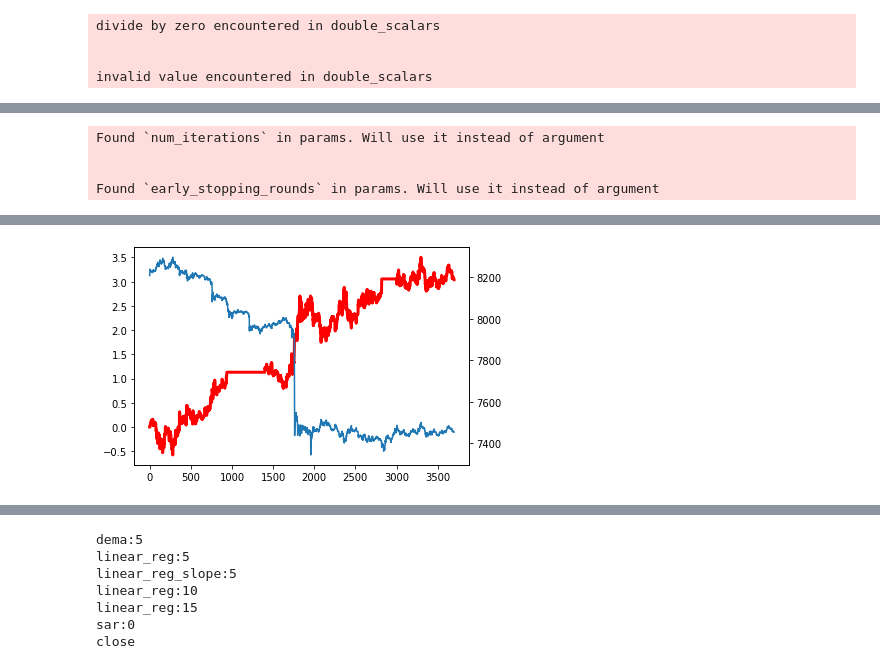
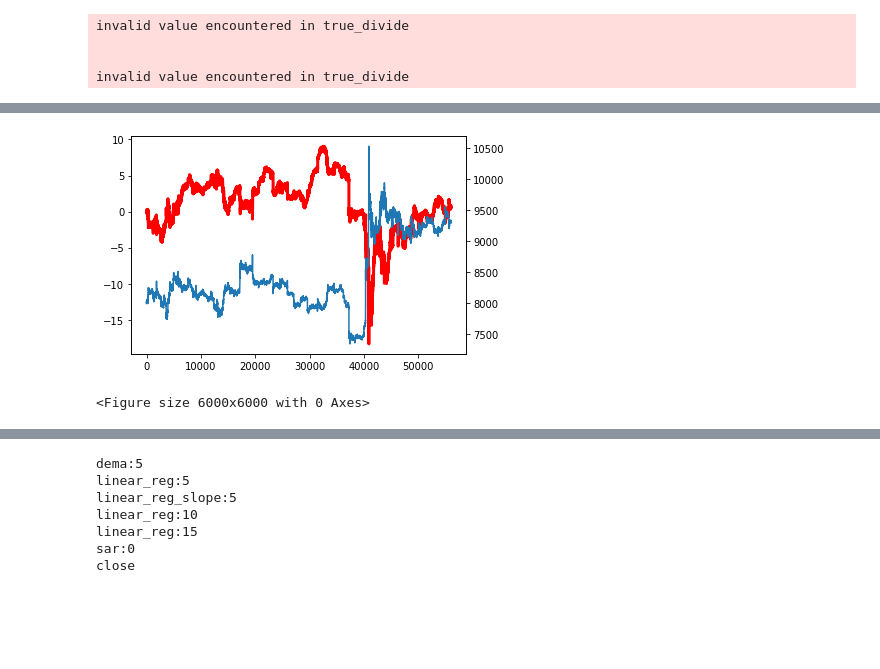
Before and after one commit to alunfes/mex-bot, a Jupyter notebook: Lgb_BPSP4.ipynb, the cells around one changed output, grey strips where cells are left out. Cells and saved outputs as stored; diff of their text form; code cells hidden in the pictures; blank space fills up the shorter version.

```diff
--- a/Lgb_BPSP4.ipynb
+++ b/Lgb_BPSP4.ipynb
@@ -2168,47 +2219,72 @@ num_term = 10
 corr_kijun = 0.9
 upper_kijun = 0.5
 lower_kijun = 0.4
-initial_data_vol = 40000
+#initial_data_vol = 50000
+from_ind = 25000
+to_ind = 140000
 
-train_size = 0.9
+train_size = 0.5
 valid_size = 0.1
 
-kijun_val = 50
+kijun_val = 100
 kijun_period = 300
 pt = kijun_val
 lc = 10000
 
-#params = {'objective': 'multiclass', 'num_class':4, 'metric':'multi_logloss', 'boosting': 'gbdt', 'learning_rate': 0.05, 'num_iterations': 1500, 'max_depth':8, 'num_leaves': 3,'verbose_eval':False,  'verbose':-1, 'early_stopping_rounds':50}
-params = {'objective': 'multiclass', 'num_class':4, 'metric':'multi_logloss', 'boosting': 'gbdt', 'learning_rate': 0.1, 'num_iterations': 1500, 'max_depth':9, 'num_leaves': 512,
-          'verbose_eval':False,  'verbose':-1, 'early_stopping_rounds':50, 'lambda_l1':15, 'lambda_l2':15, 'min_data_in_leaf':15}
+#params = {'objective': 'multiclass', 'num_class':4, 'metric':'multi_logloss', 'boosting': 'gbdt', 'learning_rate': 0.1, 'num_iterations': 15000, 'max_depth':13, 'num_leaves': 8192,
+#          'verbose_eval':False,  'verbose':-1, 'early_stopping_rounds':25, 'lambda_l1':25, 'lambda_l2':25, 'min_data_in_leaf':50, 'max_bin':20}
+params = {'objective': 'multiclass', 'num_class':4, 'metric':'multi_logloss', 'boosting': 'gbdt', 'learning_rate': 0.01, 'num_iterations': 5000,
+          'max_depth':10, 'num_leaves': 1024, 'early_stopping_rounds':50, 'lambda_l1':25, 'lambda_l2':25, 'min_data_in_leaf':50, 'max_bin':100}
+
+#params= {'objective': 'multiclass', 'num_class':4, 'metric':'multi_logloss', 'boosting': 'gbdt', 'learning_rate': 0.1, 'max_depth': 11, 'max_bin': 63, 'num_leaves': 342, 'min_data_in_leaf': 157, 'bagging_fraction': 0.859243691083299,
+#         'bagging_freq': 56, 'lambda_l1': 67.65665190491968, 'lambda_l2': 53.20147396036657, 'min_gain_to_split': 48.056346286051166}
 
 
 start = time.time()
-OneMinMarketData.initialize_for_bot(num_term, initial_data_vol, kijun_val, kijun_period)
+OneMinMarketData.initialize_for_bot(num_term, from_ind, to_ind, kijun_val, kijun_period)
 df = OneMinMarketData.genrate_df_from_dict()
 df = OneMinMarketData.remove_cols_contains_nan(df)
 df, corrs = OneMinMarketData.remove_all_correlated_cols3(df, 0.9)
 df2 = OneMinMarketData.remove_price_dependent_cols(df)
 #df = df2.drop(['high', 'low', 'close'], axis=1)
+print('len df=',len(df2))
+
 
 lgbmodel = LgbModel()
 train_xb, test_xb, train_yb, test_yb, valid_xb, valid_yb = lgbmodel.generate_bpsp_data(df2, train_size, valid_size)
+
+
+cols = list(train_xb.columns)
+#cols.extend(['close_change'])
+remove_cols = ['open', 'high', 'low', 'close', 'ema:5', 'open_change', 'high_change' , 'low_change', 'close_change']
+for col in remove_cols:
+    if col in cols:
+        cols.remove(col)
+cols.sort()
+train_xb = train_xb.loc[:,cols]
+test_xb = test_xb.loc[:,cols]
+valid_xb = valid_xb.loc[:,cols]
+
+model = lgbmodel.train_params_with_validations(train_xb, train_yb, valid_xb, valid_yb, params)
+#model = lgbmodel.train_params(train_xb, train_yb, params)
+
 #log_test_xb = test_xb.copy()
 #train_xb = train_xb.drop(['open'],axis=1)
 #test_xb = test_xb.drop(['open'],axis=1)
 #valid_xb = valid_xb.drop(['open'],axis=1)
-model = lgbmodel.train_params_with_validations(train_xb, train_yb, valid_xb, valid_yb, params)
+#model = lgbmodel.train_params_with_validations(train_xb, train_yb, valid_xb, valid_yb, params)
 #OneMinMarketData.write_all_func_dict()
 
 
 
 
-prediction = lgbmodel.bpsp_prediction(model, train_xb, upper_kijun)
-print('train accuracy={}'.format(lgbmodel.calc_bpsp_accuracy(prediction, train_yb)))
-prediction = lgbmodel.bpsp_prediction(model, test_xb, upper_kijun)
-print('test accuracy={}'.format(lgbmodel.calc_bpsp_accuracy(prediction, test_yb)))
+#prediction = lgbmodel.bpsp_prediction(model, train_xb, upper_kijun)
+#print('train accuracy={}'.format(lgbmodel.calc_bpsp_accuracy(prediction, train_yb)))
+#prediction = lgbmodel.bpsp_prediction(model, test_xb, upper_kijun)
+#print('test accuracy={}'.format(lgbmodel.calc_bpsp_accuracy(prediction, test_yb)))
 
 #importanceの上位200colだけ使って再学習
+'''
 cols = lgbmodel.select_important_cols2(model, train_xb)
 cols.extend(['open_change','close_change'])
 remove_cols = ['open', 'high', 'low', 'close', 'ema:5']
@@ -2217,27 +2293,31 @@ for col in remove_cols:
         cols.remove(col)
 cols.sort()
 
+train_xb, test_xb, valid_xb = train_xb[cols], test_xb[cols], valid_xb[cols]
+train_xb = train_xb.loc[:,cols]
+test_xb = test_xb.loc[:,cols]
+valid_xb = valid_xb.loc[:,cols]
+model = lgbmodel.train_params_with_validations(train_xb, train_yb, valid_xb, valid_yb, params)
+'''
+
+
 with open('/content/drive/My Drive/Model/bpsp_cols.csv', 'w') as file:
     writer = csv.writer(file, lineterminator='\n')
     writer.writerow(cols)
 print('completed write bpsp columns')
 
-train_xb, test_xb, valid_xb = train_xb[cols], test_xb[cols], valid_xb[cols]
-train_xb = train_xb.loc[:,cols]
-test_xb = test_xb.loc[:,cols]
-valid_xb = valid_xb.loc[:,cols]
-model = lgbmodel.train_params_with_validations(train_xb, train_yb, valid_xb, valid_yb, params)
 
-prediction = lgbmodel.bpsp_prediction(model, train_xb, upper_kijun)
+
+prediction = lgbmodel.bpsp_prediction(model, train_xb.drop(['dt'],axis=1), upper_kijun)
 print('train accuracy={}'.format(lgbmodel.calc_bpsp_accuracy(prediction, train_yb)))
-prediction = lgbmodel.bpsp_prediction(model, test_xb, upper_kijun)
+prediction = lgbmodel.bpsp_prediction(model, test_xb.drop(['dt'],axis=1), upper_kijun)
 print('test accuracy={}'.format(lgbmodel.calc_bpsp_accuracy(prediction, test_yb)))
 
 with open('/content/drive/My Drive/Model/lgb_bpsp_model.dat', 'wb') as f:
     pickle.dump(model, f)
 
 
-start_ind = OneMinMarketData.check_matched_index_change(test_xb)
+start_ind = OneMinMarketData.check_matched_dt(test_xb)
 sim = Sim()
 ac = SimAccount()
 ac = sim.sim_model_pred_onemin(start_ind, prediction, pt, lc, ac)
@@ -2255,4 +2340,4 @@ calculating all index dict
-divide by zero encountered in double_scalars
+invalid value encountered in true_divide
 
 
-invalid value encountered in double_scalars
+invalid value encountered in true_divide
@@ -2287,4 +2379,2 @@ valid_y (2189,)
+[figure, new version]
-Found `num_iterations` in params. Will use it instead of argument
-
-
-Found `early_stopping_rounds` in params. Will use it instead of argument
+<Figure size 6000x6000 with 0 Axes>
@@ -2308 +2380,0 @@ strategy performance=150.25215636
-[figure, old version]
```
Also changed, not shown: parts of 23 cells of this notebook, 3 other files.
